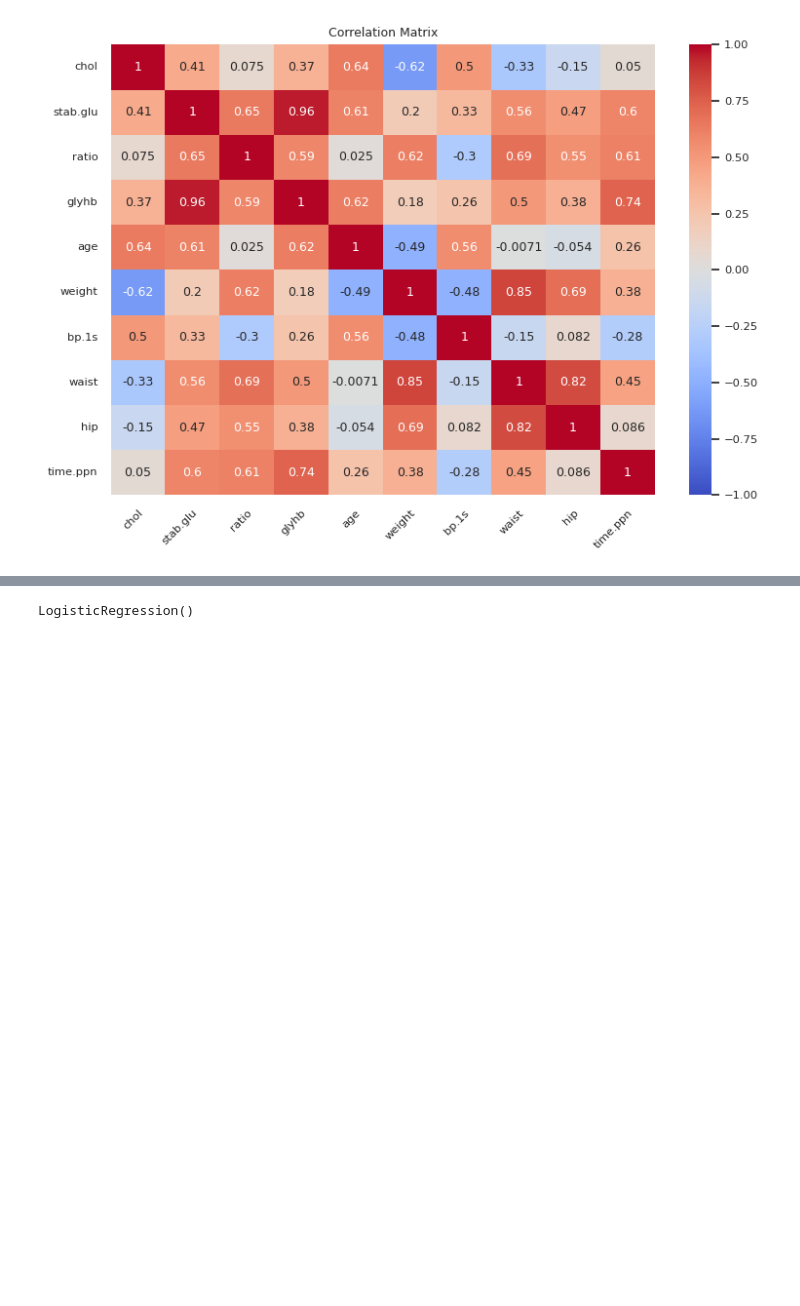
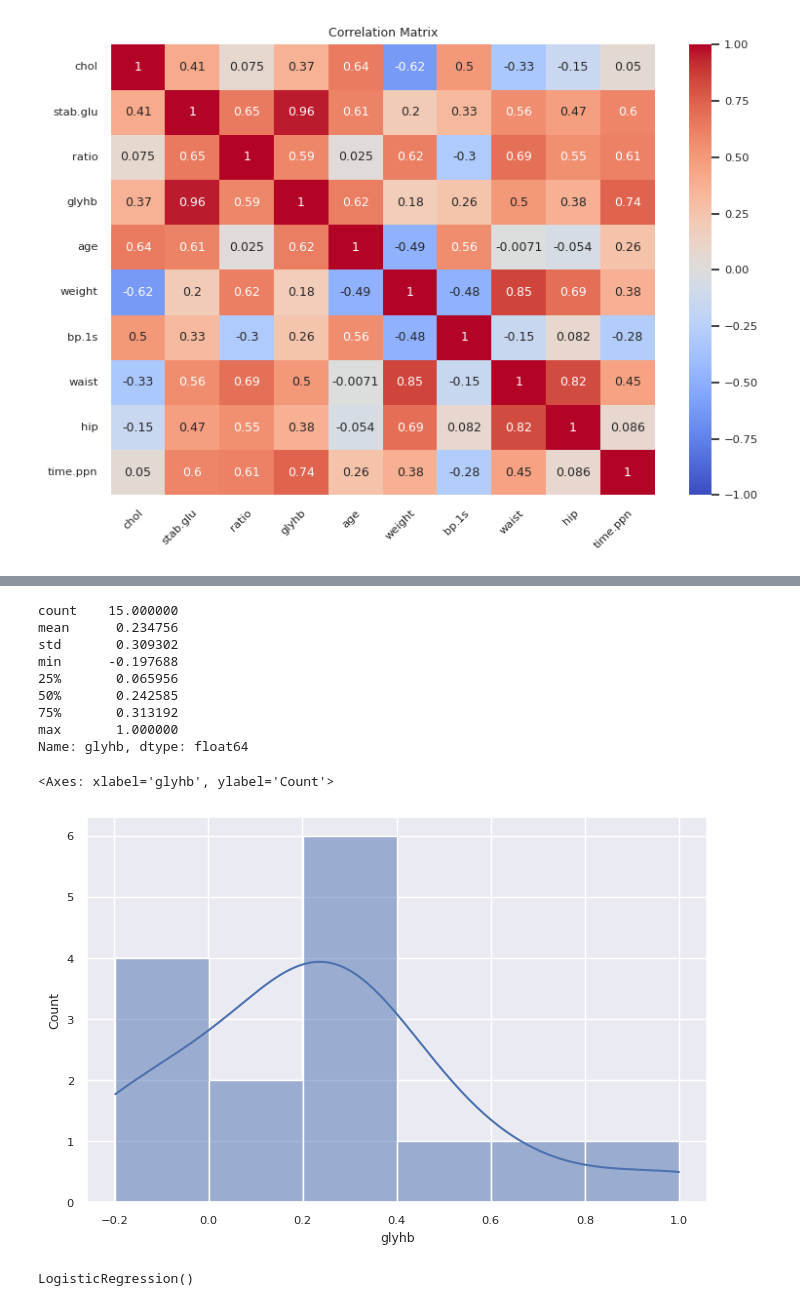
Before and after one commit to Thaer-F-Ali/Logistitc_Regression_Implimitation, a Jupyter notebook: logistic_regression_implimintaion.ipynb, the cells around one changed output, grey strips where cells are left out. Saved outputs shown, nothing was run; the diff lists cells and outputs as text; code cells hidden in the pictures; blank space fills up the shorter version.

```diff
--- a/logistic_regression_implimintaion.ipynb
+++ b/logistic_regression_implimintaion.ipynb
@@ -483,4 +474,22 @@ X_train, X_test, y_train, y_test = train_test_split(X, y_binary, test_size= 0.3,
 scaler = StandardScaler()
 X_train = scaler.fit_transform(X_train)
 X_test = scaler.transform(X_test)
+# %%
+# 11. Exploring the glyhb column
+glyb = diab_data_corr['glyhb']
+print(glyb.describe())
+plt.figure(figsize=(8, 5))
+sns.histplot(glyb.dropna(), kde=True)
+# %% [output]
+count    15.000000
+mean      0.234756
+std       0.309302
+min      -0.197688
+25%       0.065956
+50%       0.242585
+75%       0.313192
+max       1.000000
+Name: glyhb, dtype: float64
+<Axes: xlabel='glyhb', ylabel='Count'>
+[figure, added]
 # %%
```
Also changed, not shown: parts of 10 cells of this notebook.
